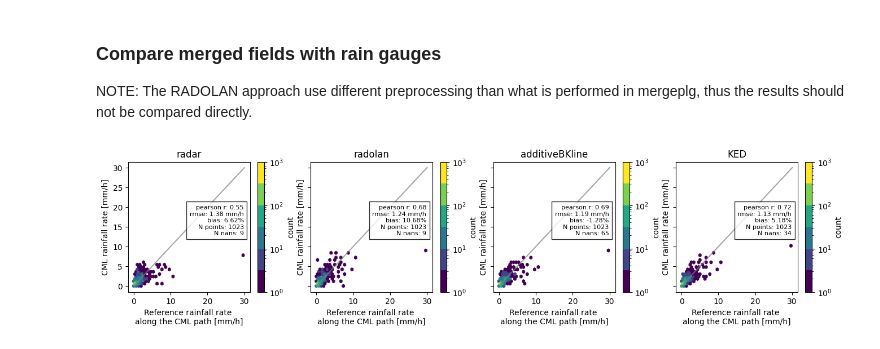
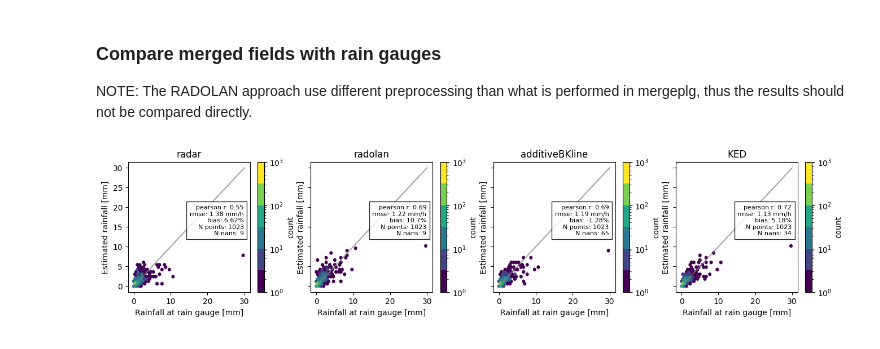
Before and after one commit to eoydvin/mergeplg, a Jupyter notebook: docs/notebooks/Introduction.ipynb, the cells around one changed output. Saved outputs shown, nothing was run; the diff lists cells and outputs as text; code cells hidden in the pictures.

```diff
--- a/docs/notebooks/Introduction.ipynb
+++ b/docs/notebooks/Introduction.ipynb
@@ -136,7 +135,7 @@ interpolator = interpolate.InterpolateOrdinaryKriging(
     variogram_model="spherical",
     nnear=8, # Number of neighbors used for interpolation
     max_distance=20000, # max distance to perform interpolation
-    full_line=False, # If False, use midpoint of CMLs for interpolation
+    full_line=True, # If False, use midpoint of CMLs for interpolation
 )
 
 # The interpolation weights are reused for each time step
@@ -316,9 +319,9 @@ for i, rainfall_field in enumerate(rainfall_fields):
         use_lon_lat=True,
         vmin=0,
         vmax=50,
-        cmap="viridis",
+        cmap='YlGnBu',
         ax=ax[i],
-        add_colorbar=False
+        add_colorbar=True
     );
     ax[i].set_title(rainfall_field.split("_")[1])
     if i != 0:
@@ -526,31 +529,33 @@ for i, rainfall_field in enumerate(rainfall_fields):
     # plotting the scatter density plots
     hx = plg.validation.plot_hexbin(
         ground_truth,
         predicted,
         ref_thresh=threshold,
         est_thresh=threshold,
         ax=ax[i],
     )
     ax[i].set_title(rainfall_field.split("_")[1])
+    ax[i].set_ylabel('Estimated rainfall [mm]')
+    ax[i].set_xlabel('Rainfall at rain gauge [mm]')
 
     # adding metrics to the plot for subplot 0
     plotted_metrics = (
         f"pearson r: {np.round(rainfall_metrics['pearson_correlation_coefficient'], 2)}\n"
         f"rmse: {np.round(rainfall_metrics['root_mean_square_error'], 2)} mm/h\n"
         f"bias: {np.round(rainfall_metrics['percent_bias'], 2)}%\n"
         f"N points: {rainfall_metrics['N_all']}\n"
         f"N nans: {rainfall_metrics['N_nan']}"
     )
 
     ax[i].text(
         0.95,
         0.55,
         plotted_metrics,
         fontsize=8,
         transform=ax[i].transAxes,
         verticalalignment="center",
         horizontalalignment="right",
         bbox={"facecolor": "white", "alpha": 0.8},
     )
 # %% [output]
-[figure, old version]
+[figure, new version]
```
Also changed, not shown: parts of 8 cells of this notebook, 6 other files.
